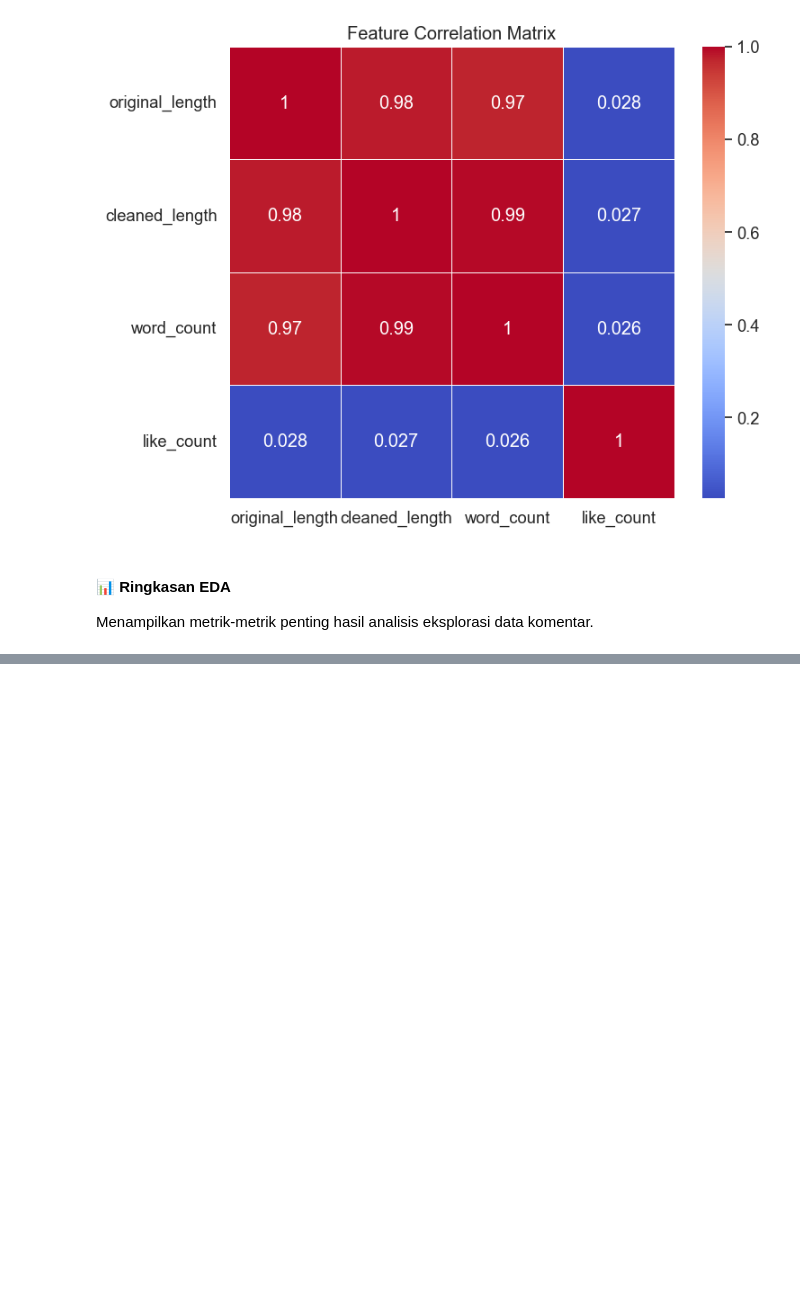
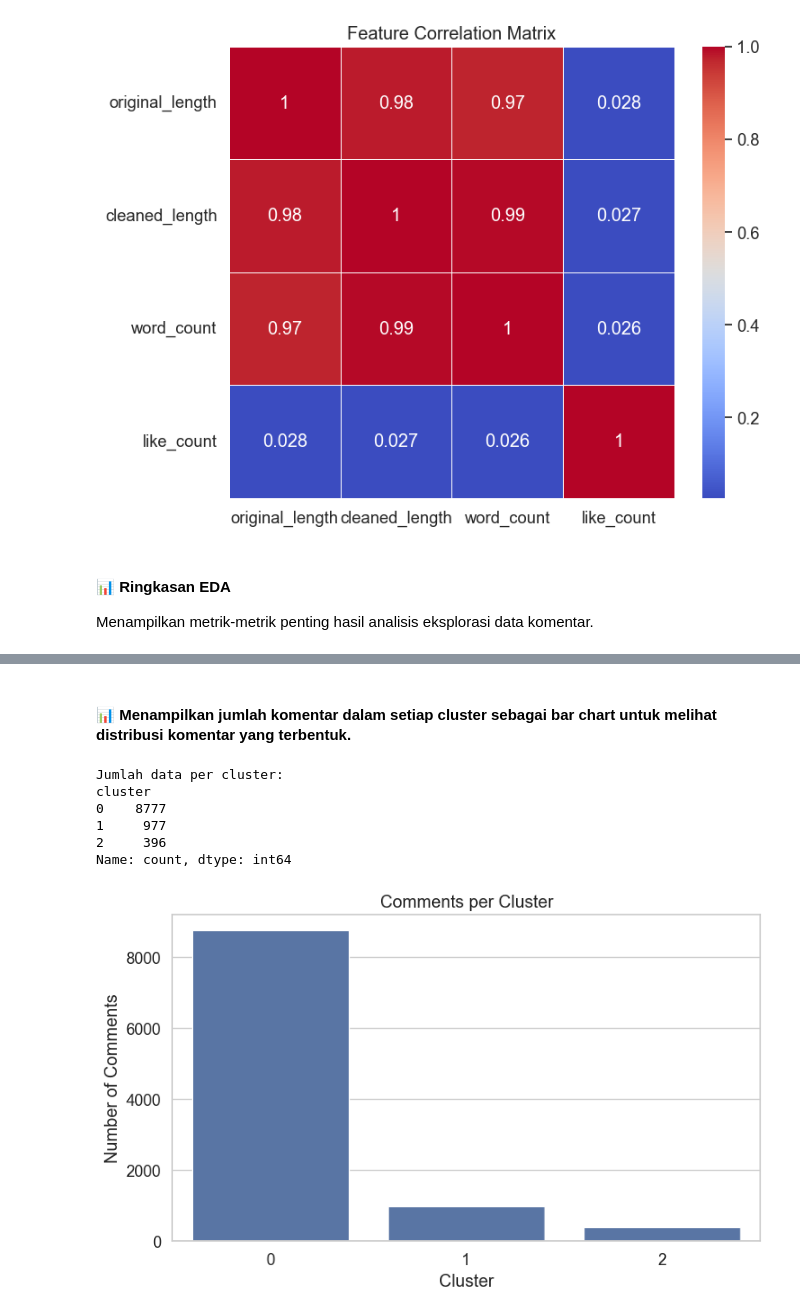
Before and after one commit to Rizky28eka/sentiment-prabowo-menjawab, a Jupyter notebook: sentiment.ipynb, the cells around one changed output, grey strips where cells are left out. Saved outputs shown, nothing was run; the diff lists cells and outputs as text; code cells hidden in the pictures; blank space fills up the shorter version.

```diff
--- a/sentiment.ipynb
+++ b/sentiment.ipynb
@@ -522,0 +576,15 @@ Peak Hour: 16
+# %%
+optimal_k = 3
+logger.info("Optimal k selected: %d", optimal_k)
+
+kmeans   = KMeans(n_clusters=optimal_k, random_state=42, n_init=10).fit(tfidf_matrix)
+df['cluster'] = kmeans.labels_
+
+order_centroids = kmeans.cluster_centers_.argsort()[:, ::-1]
+terms           = vectorizer.get_feature_names_out()
+top_terms       = {
+    i: [terms[idx] for idx in order_centroids[i, :10]]
+    for i in range(optimal_k)
+}
+for i, terms_list in top_terms.items():
+    logger.info("Cluster %d top terms: %s", i, ", ".join(terms_list))
@@ -522,0 +596,27 @@ Peak Hour: 16
+# %% [markdown]
+#### 📊 Menampilkan jumlah komentar dalam setiap cluster sebagai bar chart untuk melihat distribusi komentar yang terbentuk.
+# %%
+cluster_counts = df['cluster'].value_counts().sort_index()
+print("Jumlah data per cluster:")
+print(cluster_counts)
+# %% [output]
+Jumlah data per cluster:
+cluster
+0    8777
+1     977
+2     396
+Name: count, dtype: int64
+# %%
+plt.figure(figsize=(8, 5))
+sns.barplot(x=cluster_counts.index, y=cluster_counts.values)
+plt.xlabel('Cluster')
+plt.ylabel('Number of Comments')
+plt.title('Comments per Cluster')
+plt.tight_layout()
+
+dist_path = os.path.join(VISUAL_DIR, 'cluster_distribution.png')
+plt.savefig(dist_path)
+plt.show()
+logger.info("Saved cluster distribution to %s", dist_path)
+# %% [output]
+[figure, added]
```
Also changed, not shown: parts of 45 cells of this notebook, 11 other files.
